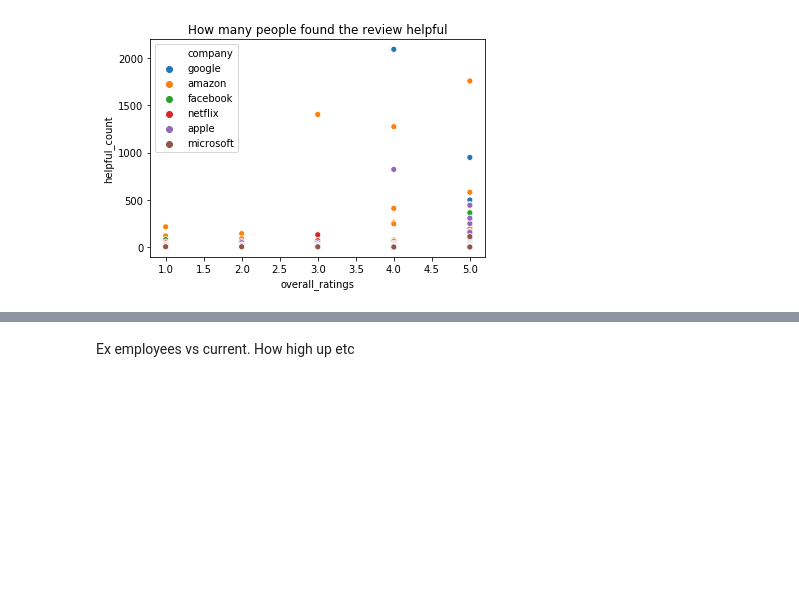
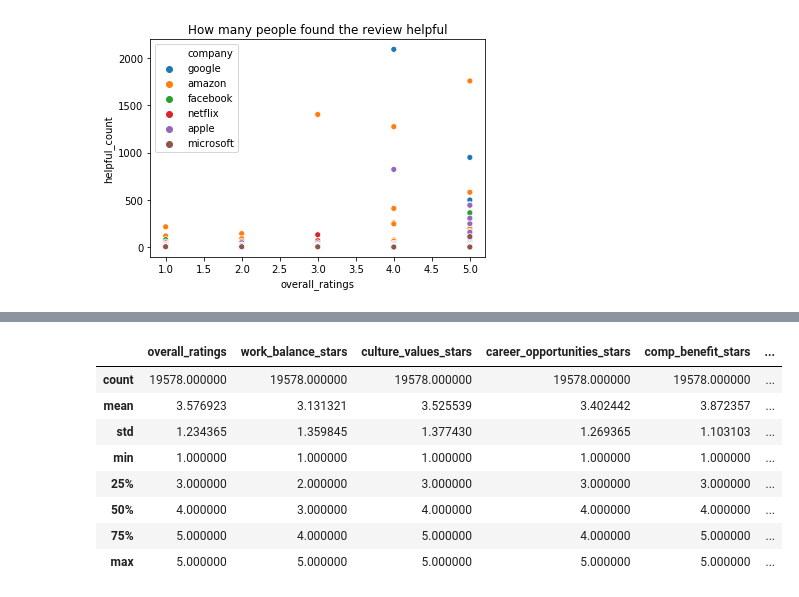
Before and after one commit to MelissieP/big-corporations-employee-reviews, a Jupyter notebook: scripts/EDA.ipynb, the cells around one changed output, grey strips where cells are left out. Cells and saved outputs as stored; diff of their text form; code cells hidden in the pictures; blank space fills up the shorter version.

```diff
--- a/scripts/EDA.ipynb
+++ b/scripts/EDA.ipynb
@@ -161,2 +131,2 @@ data.head(100)
-# %% [markdown]
-Ex employees vs current. How high up etc
+# %%
+former_employees = data[data["job_title"].str.contains("Former")]
@@ -162,0 +135,12 @@ Ex employees vs current. How high up etc
+# %%
+former_employees.describe()
+# %% [output]
+|  | overall_ratings | work_balance_stars | culture_values_stars | career_opportunities_stars | comp_benefit_stars | ... |
+| count | 19578.000000 | 19578.000000 | 19578.000000 | 19578.000000 | 19578.000000 | ... |
+| mean | 3.576923 | 3.131321 | 3.525539 | 3.402442 | 3.872357 | ... |
+| std | 1.234365 | 1.359845 | 1.377430 | 1.269365 | 1.103103 | ... |
+| min | 1.000000 | 1.000000 | 1.000000 | 1.000000 | 1.000000 | ... |
+| 25% | 3.000000 | 2.000000 | 3.000000 | 3.000000 | 3.000000 | ... |
+| 50% | 4.000000 | 3.000000 | 4.000000 | 4.000000 | 4.000000 | ... |
+| 75% | 5.000000 | 4.000000 | 5.000000 | 4.000000 | 5.000000 | ... |
+| max | 5.000000 | 5.000000 | 5.000000 | 5.000000 | 5.000000 | ... |
```
Also changed, not shown: parts of 7 cells of this notebook.
